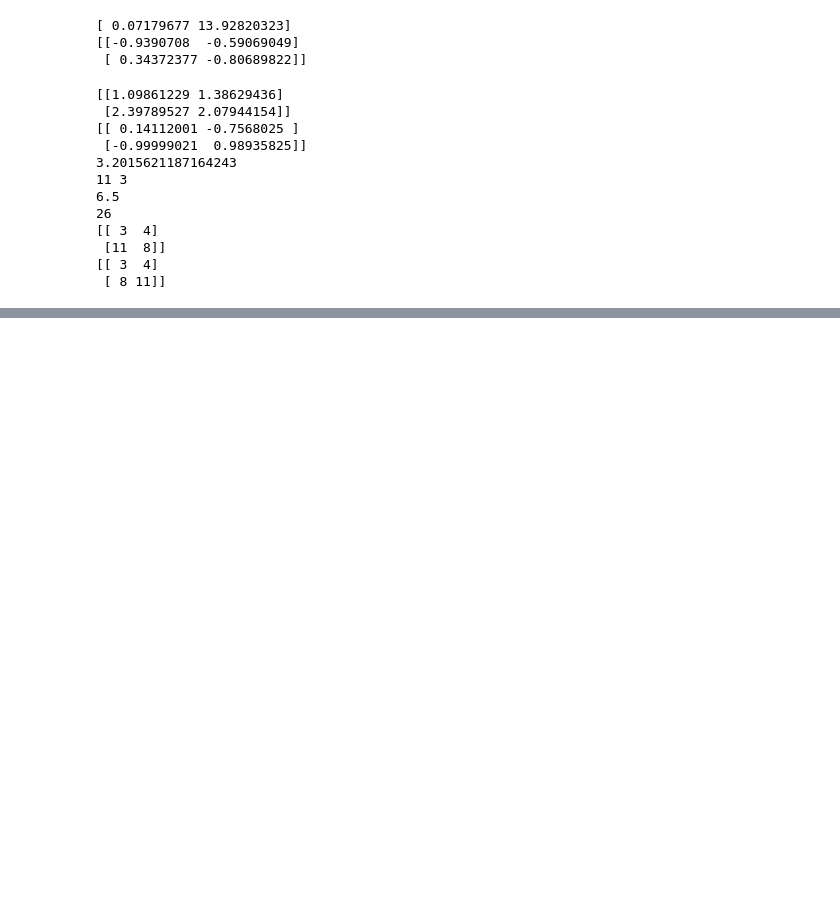
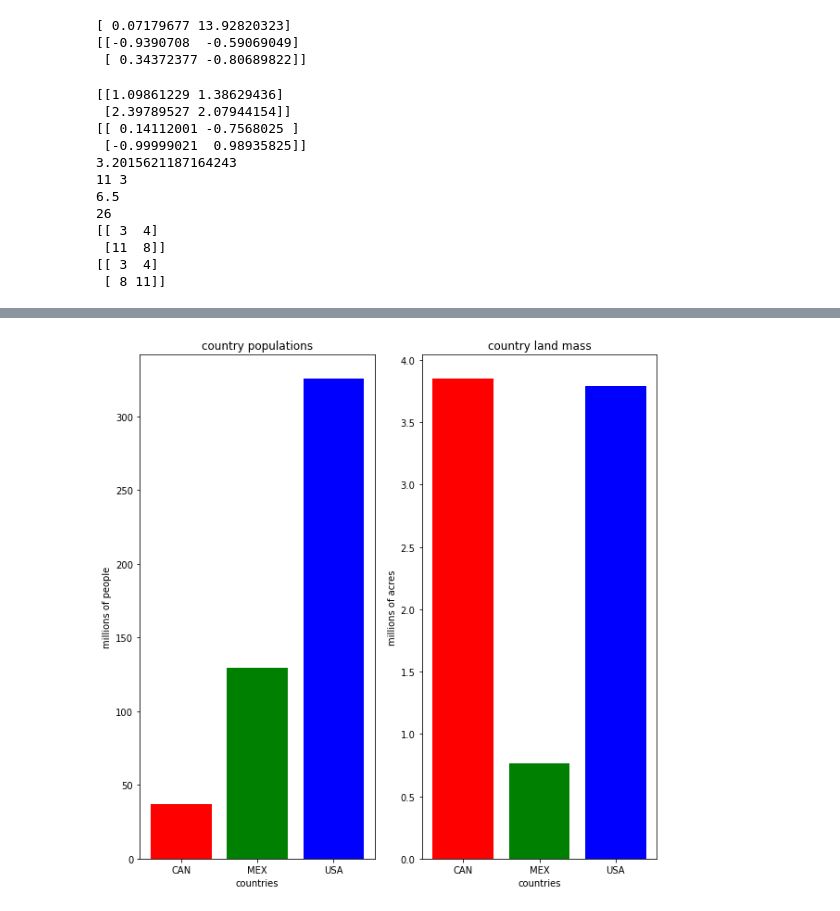
Before and after one commit to dgrinbe/david-econ-416, a Jupyter notebook: Midterm 2 Practice Problems.ipynb, the cells around one changed output, grey strips where cells are left out. Drawn from its saved outputs; the diff is of its cells as text; code cells hidden in the pictures; blank space fills up the shorter version.

```diff
--- a/Midterm 2 Practice Problems.ipynb
+++ b/Midterm 2 Practice Problems.ipynb
@@ -355,0 +388,22 @@ print(A)
+# %%
+#question 3
+countries = ['CAN','MEX','USA']
+populations = [36.7, 129.2, 325.7]
+land_area = [3.85, 0.761, 3.79]
+# %%
+fig, ax =plt.subplots(1,2,figsize=(10,10))
+
+ax[0].bar(countries,populations,color=['red','green','blue'])
+ax[0].set_title("country populations")
+ax[0].set_ylabel("millions of people")
+ax[0].set_xlabel("countries")
+
+
+ax[1].bar(countries,land_area,color=['red','green','blue'])
+ax[1].set_title("country land mass")
+ax[1].set_ylabel("millions of acres")
+ax[1].set_xlabel("countries")
+
+plt.show()
+# %% [output]
+[figure, added]
```
Also changed, not shown: parts of 12 cells of this notebook.
